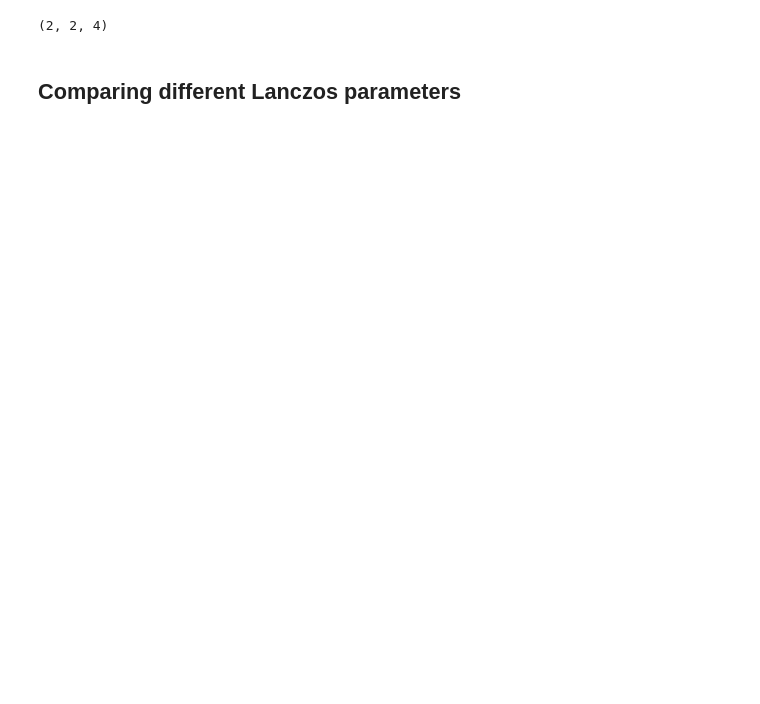
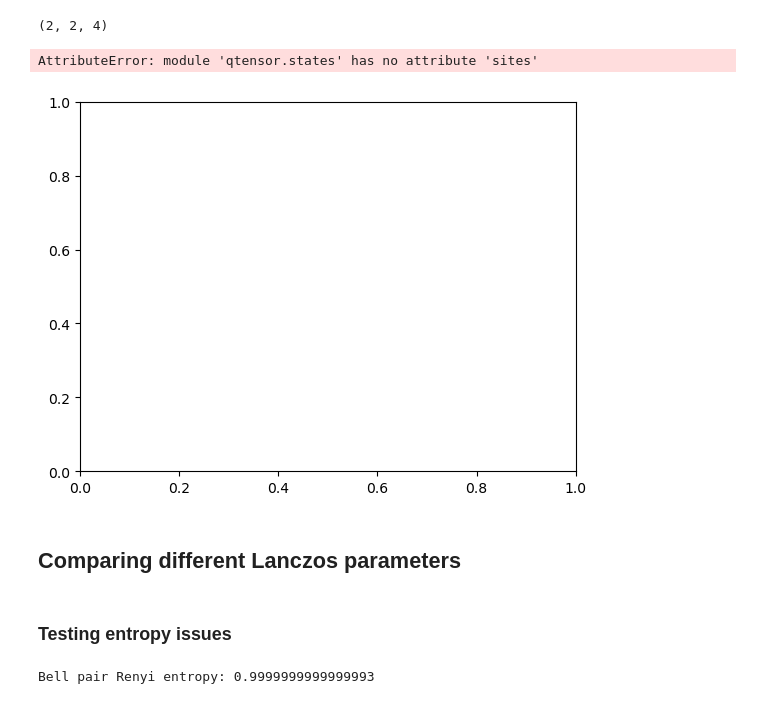
Before and after one commit to OscarCharlieST/quantum-tensor, a Jupyter notebook: normal_tdvp.ipynb, the cells around one changed output. Drawn from its saved outputs; the diff is of its cells as text; code cells hidden in the pictures; blank space fills up the shorter version.

```diff
--- a/normal_tdvp.ipynb
+++ b/normal_tdvp.ipynb
@@ -114,28 +81,30 @@ Max possible entropy for bond dimension 64: 6.0
-# %%
-# Check entropy of a random state
-import numpy as np
-import qtensor.states as states
-import matplotlib.pyplot as plt
-
-fig, ax = plt.subplots(1,1)
-
-N=24
-for D in [16, 32, 64]:
-    random_state = states.random(N, 2, D, seed=3)
-    random_state.right_orthogonal()
-    random_state.left_orthogonal()
-    entropies = []
-    for site in sorted(random_state.sites)[:-1]:
-        ent = states.entropy(random_state, site)
-        # print(f"Site: {site} ; Entropy: {ent}")
-        entropies.append(ent)
-    print(f"Max possible entropy for bond dimension {D}:", np.log(D))
-    ax.plot(sorted(random_state.sites)[:-1], entropies, label=f"D = {D}")
-ax.legend()
 # %%
 random_state[1].shape
 # %% [output]
 (2, 2, 4)
+# %%
+# Check entropy of a random state
+import numpy as np
+import qtensor.states as states
+import matplotlib.pyplot as plt
+
+fig, ax = plt.subplots(1,1)
+
+N=32
+for D in [8, 16, 32, 64]:
+    random_state = states.random(N, 2, D, seed=2)
+    # random_state.right_orthogonal()
+    # random_state.left_orthogonal()
+    entropies = states.entropies(states)
+    print(f"Max possible entropy for bond dimension {D}:", np.log2(D))
+    ax.plot(sorted(random_state.sites)[:-1], entropies, label=f"D = {D}")
+ax.legend()
+ax.set_xlabel('Site')
+ax.set_ylabel(r'$-\log _2(P)$')
+ax.set_title('Partite Renyi entropy of random state')
+# %% [output]
+AttributeError: module 'qtensor.states' has no attribute 'sites'
+[figure, added]
 # %% [markdown]
 ## Comparing different Lanczos parameters
 # %%
@@ -186,3 +155,18 @@ for m in iters:
         es.append(ops.local_expect(state_hist[t], Hz_mid))
     centre_e[m] = es
     ax.plot(state_hist.keys(), es)
+# %% [markdown]
+### Testing entropy issues
+# %%
+import qtensor.states as states
+import numpy as np
+
+# Bell pair as an mps
+Ml = np.zeros((2,1,2))
+Ml[0, 0, :] = np.array([1, 0])
+Ml[1, 0, :] = np.array([0, 1])
+Mr = np.transpose(Ml, [0, 2, 1]) * (1/np.sqrt(2))
+bell = states.mps([Ml, Mr])
+print(f"Bell pair Renyi entropy: {states.entropy(bell)}")
+# %% [output]
+Bell pair Renyi entropy: 0.9999999999999993
```
Also changed, not shown: parts of 13 cells of this notebook, 7 other files.
